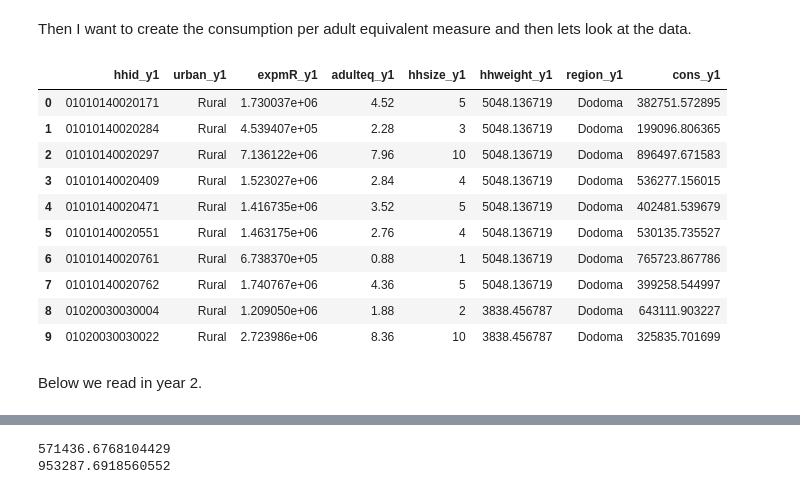
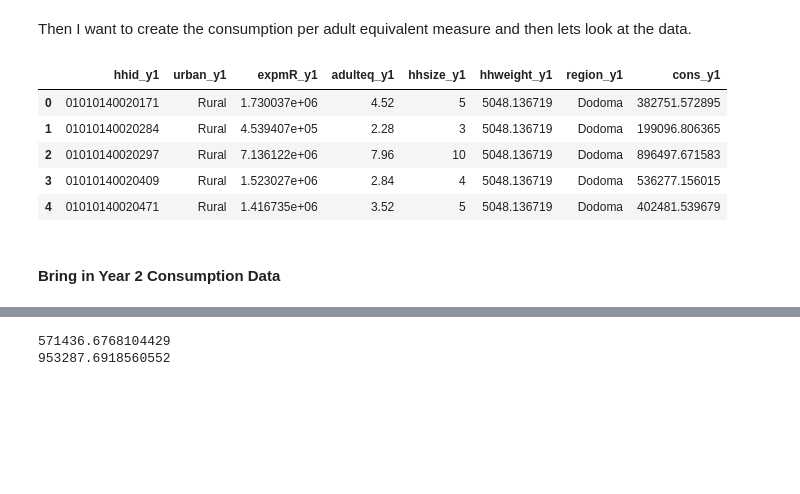
Before and after one commit to mwaugh0328/Data_Bootcamp_Fall_2017, a Jupyter notebook: final_project/tanzania_track.ipynb, the cells around one changed output, grey strips where cells are left out. Cells and saved outputs as stored; diff of their text form; code cells hidden in the pictures; blank space fills up the shorter version.

```diff
--- a/final_project/tanzania_track.ipynb
+++ b/final_project/tanzania_track.ipynb
@@ -66,21 +70,16 @@ Then I want to create the consumption per adult equivalent measure and then lets
 # %%
 tanz_y1["cons_y1"] = tanz_y1["expmR_y1"] / tanz_y1["adulteq_y1"]
 
-display(tanz_y1.head(10))
+display(tanz_y1.head(5))
 # %% [output]
 |  | hhid_y1 | urban_y1 | expmR_y1 | adulteq_y1 | hhsize_y1 | hhweight_y1 | region_y1 | cons_y1 |
 | 0 | 01010140020171 | Rural | 1.730037e+06 | 4.52 | 5 | 5048.136719 | Dodoma | 382751.572895 |
 | 1 | 01010140020284 | Rural | 4.539407e+05 | 2.28 | 3 | 5048.136719 | Dodoma | 199096.806365 |
 | 2 | 01010140020297 | Rural | 7.136122e+06 | 7.96 | 10 | 5048.136719 | Dodoma | 896497.671583 |
 | 3 | 01010140020409 | Rural | 1.523027e+06 | 2.84 | 4 | 5048.136719 | Dodoma | 536277.156015 |
 | 4 | 01010140020471 | Rural | 1.416735e+06 | 3.52 | 5 | 5048.136719 | Dodoma | 402481.539679 |
-| 5 | 01010140020551 | Rural | 1.463175e+06 | 2.76 | 4 | 5048.136719 | Dodoma | 530135.735527 |
-| 6 | 01010140020761 | Rural | 6.738370e+05 | 0.88 | 1 | 5048.136719 | Dodoma | 765723.867786 |
-| 7 | 01010140020762 | Rural | 1.740767e+06 | 4.36 | 5 | 5048.136719 | Dodoma | 399258.544997 |
-| 8 | 01020030030004 | Rural | 1.209050e+06 | 1.88 | 2 | 3838.456787 | Dodoma | 643111.903227 |
-| 9 | 01020030030022 | Rural | 2.723986e+06 | 8.36 | 10 | 3838.456787 | Dodoma | 325835.701699 |
-# %% [markdown]
-Below we read in year 2.
+# %% [markdown]
+#### Bring in Year 2 Consumption Data
 # %%
 path_laptop = "C://Users//mwaugh//Dropbox//Panel Tracking Surveys//Tanzania//Raw Data (2008-2009 and 2010-2011)"
 path_desktop = "C://Users//mwaugh.NYC-STERN//Dropbox//Panel Tracking Surveys//Tanzania\Raw Data (2008-2009 and 2010-2011)"
```
Also changed, not shown: parts of 25 cells of this notebook, 2 other files.
